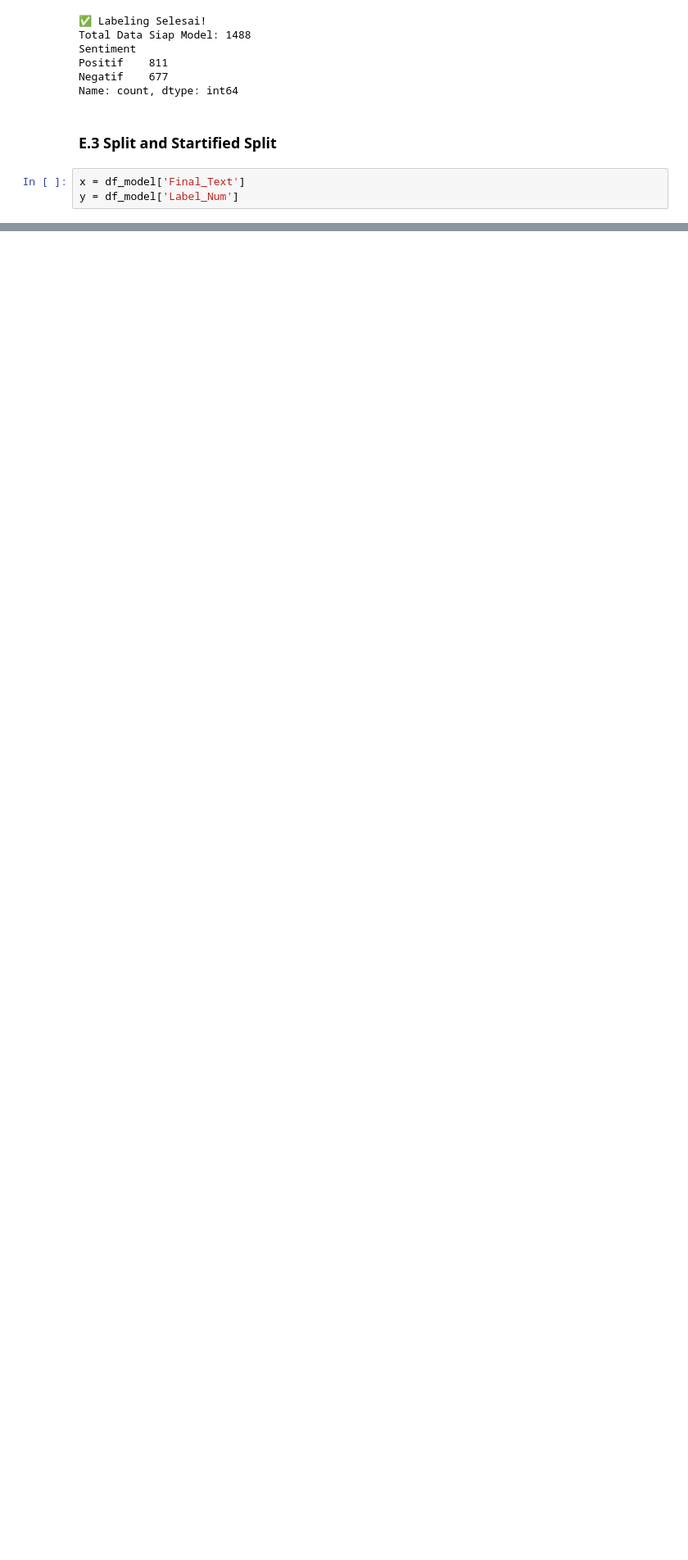
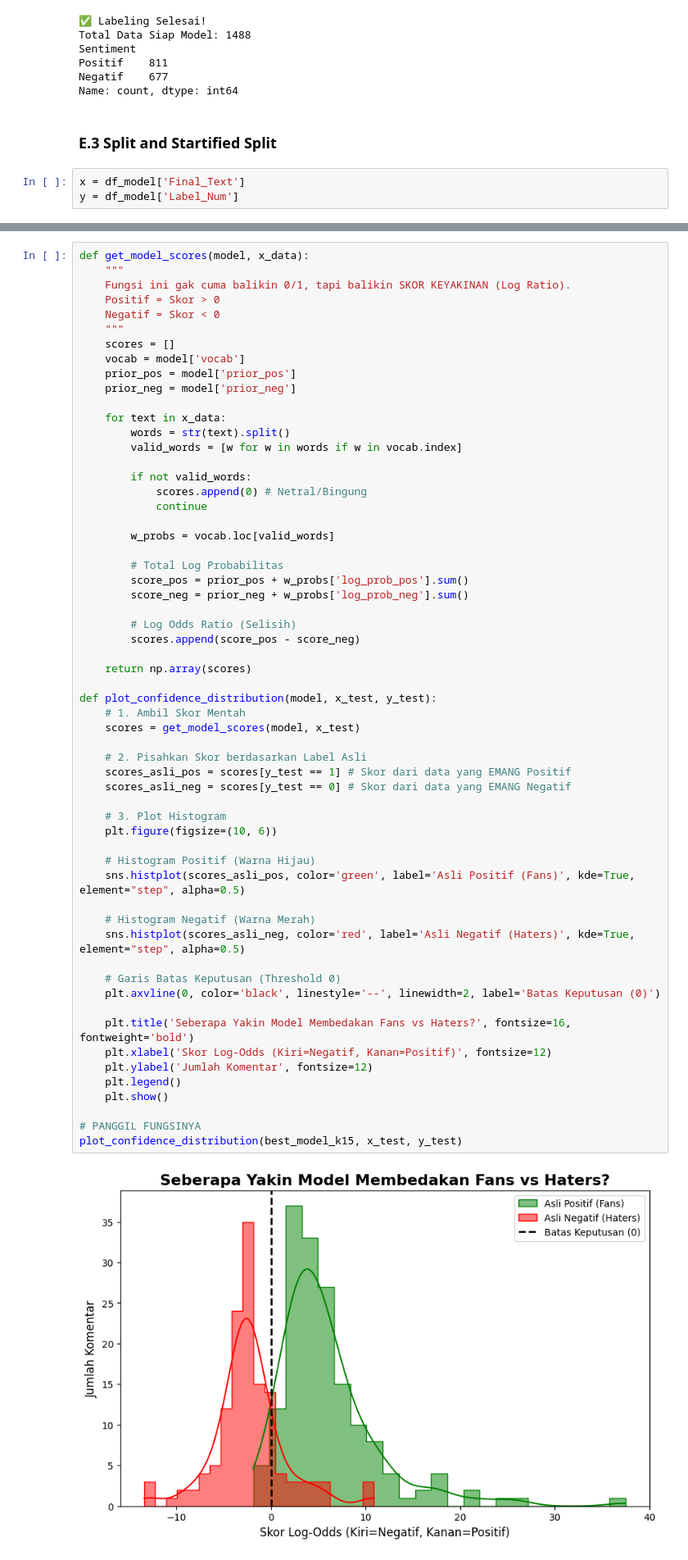
Before and after one commit to ghatpreneur/Data-Analytics-Project, a Jupyter notebook: Tmothy Sentiment Ana;ysis/Sentiment.ipynb, the cells around one changed output, grey strips where cells are left out. Shown at 82% size. Cells and saved outputs as stored; diff of their text form; blank space fills up the shorter version.

```diff
--- a/Tmothy Sentiment Ana;ysis/Sentiment.ipynb
+++ b/Tmothy Sentiment Ana;ysis/Sentiment.ipynb
@@ -1176,0 +1630,61 @@ x_train, x_test, y_train, y_test = stratifed_split(x, y)
+# %%
+def get_model_scores(model, x_data):
+    """
+    Fungsi ini gak cuma balikin 0/1, tapi balikin SKOR KEYAKINAN (Log Ratio).
+    Positif = Skor > 0
+    Negatif = Skor < 0
+    """
+    scores = []
+    vocab = model['vocab']
+    prior_pos = model['prior_pos']
+    prior_neg = model['prior_neg']
+
+    for text in x_data:
+        words = str(text).split()
+        valid_words = [w for w in words if w in vocab.index]
+
+        if not valid_words:
+            scores.append(0) # Netral/Bingung
+            continue
+
+        w_probs = vocab.loc[valid_words]
+
+        # Total Log Probabilitas
+        score_pos = prior_pos + w_probs['log_prob_pos'].sum()
+        score_neg = prior_neg + w_probs['log_prob_neg'].sum()
+
+        # Log Odds Ratio (Selisih)
+        scores.append(score_pos - score_neg)
+
+    return np.array(scores)
+
+def plot_confidence_distribution(model, x_test, y_test):
+    # 1. Ambil Skor Mentah
+    scores = get_model_scores(model, x_test)
+
+    # 2. Pisahkan Skor berdasarkan Label Asli
+    scores_asli_pos = scores[y_test == 1] # Skor dari data yang EMANG Positif
+    scores_asli_neg = scores[y_test == 0] # Skor dari data yang EMANG Negatif
+
+    # 3. Plot Histogram
+    plt.figure(figsize=(10, 6))
+
+    # Histogram Positif (Warna Hijau)
+    sns.histplot(scores_asli_pos, color='green', label='Asli Positif (Fans)', kde=True, element="step", alpha=0.5)
+
+    # Histogram Negatif (Warna Merah)
+    sns.histplot(scores_asli_neg, color='red', label='Asli Negatif (Haters)', kde=True, element="step", alpha=0.5)
+
+    # Garis Batas Keputusan (Threshold 0)
+    plt.axvline(0, color='black', linestyle='--', linewidth=2, label='Batas Keputusan (0)')
+
+    plt.title('Seberapa Yakin Model Membedakan Fans vs Haters?', fontsize=16, fontweight='bold')
+    plt.xlabel('Skor Log-Odds (Kiri=Negatif, Kanan=Positif)', fontsize=12)
+    plt.ylabel('Jumlah Komentar', fontsize=12)
+    plt.legend()
+    plt.show()
+
+# PANGGIL FUNGSINYA
+plot_confidence_distribution(best_model_k15, x_test, y_test)
+# %% [output]
+[figure, added]
```
Also changed, not shown: parts of 36 cells of this notebook.
